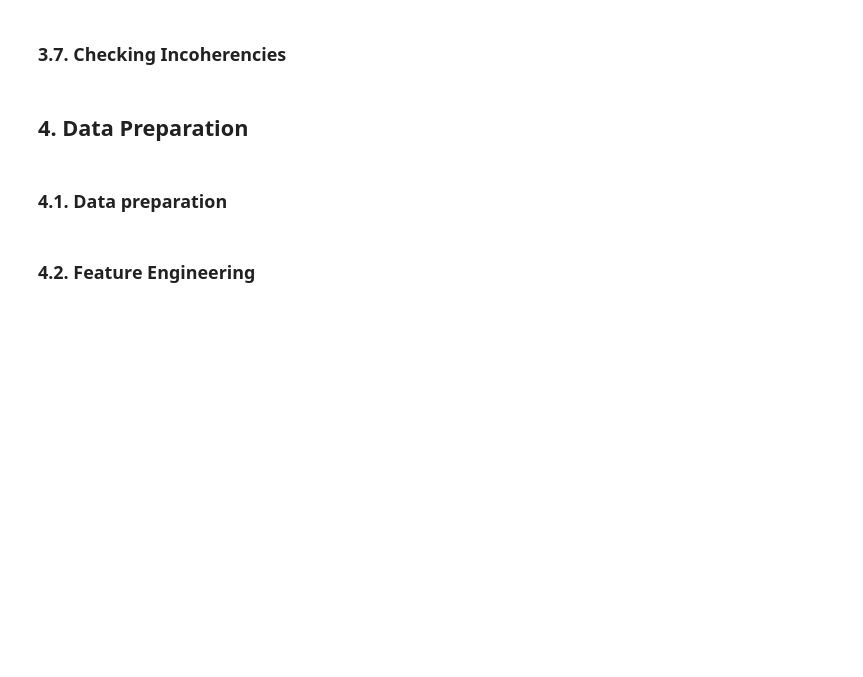
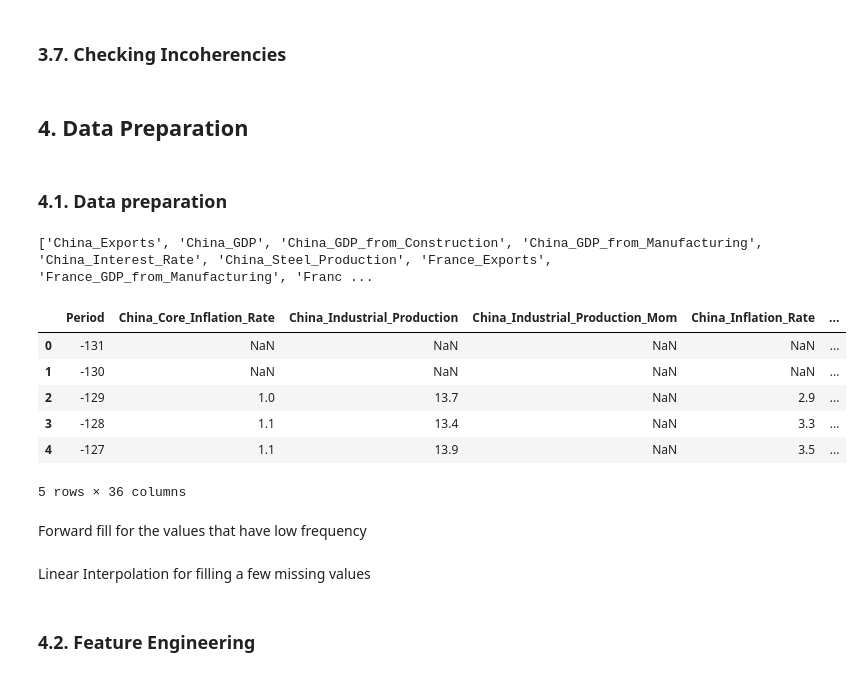
Before and after one commit to Alanog10/Siemens, a Jupyter notebook: Preprocessing_alano.ipynb, the cells around one changed output. Saved outputs shown, nothing was run; the diff lists cells and outputs as text; code cells hidden in the pictures; blank space fills up the shorter version.

```diff
--- a/Preprocessing_alano.ipynb
+++ b/Preprocessing_alano.ipynb
@@ -365,3 +553,31 @@ Series([], dtype: int64)
 ## 4. Data Preparation
 # %% [markdown]
 ### 4.1. Data preparation
+# %%
+# só numéricas
+data_num = data.select_dtypes(include="number")
+
+# correlação
+corr = data_num.corr(method="spearman").abs()
+
+# metade superior
+upper = corr.where(np.triu(np.ones(corr.shape), k=1).astype(bool))
+
+# colunas a remover
+to_drop = [col for col in upper.columns if any(upper[col] > 0.8)]
+
+print(to_drop)
+
+data = data_num.drop(columns=to_drop)
+data.head()
+# %% [output]
+['China_Exports', 'China_GDP', 'China_GDP_from_Construction', 'China_GDP_from_Manufacturing', 'China_Interest_Rate', 'China_Steel_Production', 'France_Exports', 'France_GDP_from_Manufacturing', 'Franc ...
+|  | Period | China_Core_Inflation_Rate | China_Industrial_Production | China_Industrial_Production_Mom | China_Inflation_Rate | ... |
+| 0 | -131 | NaN | NaN | NaN | NaN | ... |
+| 1 | -130 | NaN | NaN | NaN | NaN | ... |
+| 2 | -129 | 1.0 | 13.7 | NaN | 2.9 | ... |
+| 3 | -128 | 1.1 | 13.4 | NaN | 3.3 | ... |
+| 4 | -127 | 1.1 | 13.9 | NaN | 3.5 | ... |
+5 rows × 36 columns
+# %% [markdown]
+Forward fill for the values that have low frequency
@@ -367,0 +590,2 @@ Series([], dtype: int64)
+# %% [markdown]
+Linear Interpolation for filling a few missing values
```
Also changed, not shown: parts of 46 cells of this notebook, 1 other file.
